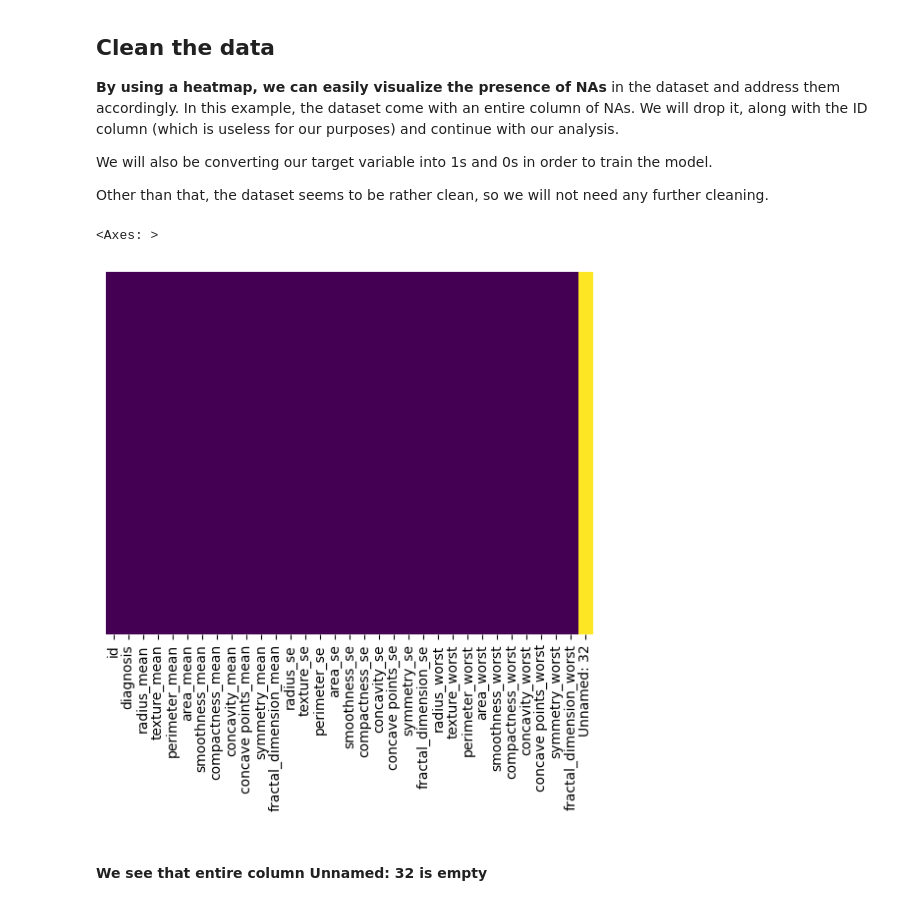
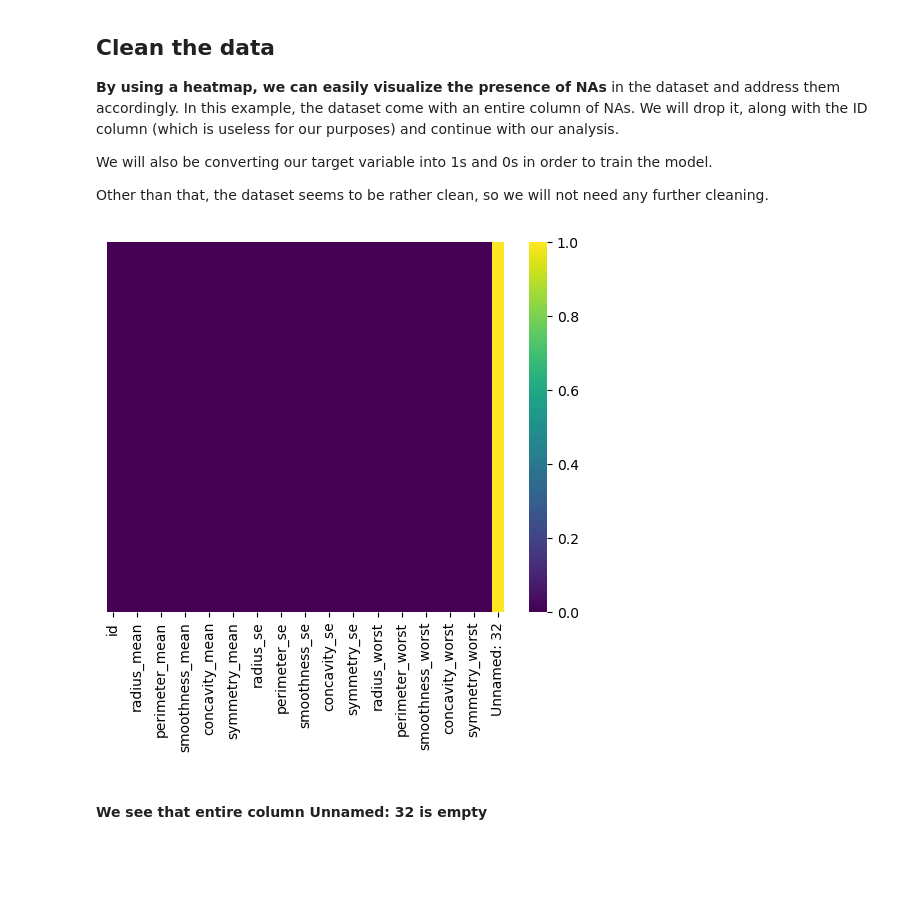
Before and after one commit to ash322ash422/tut_ml, a Jupyter notebook: tut_logistic_regression/logistic_reg2_breast_cancer_v1_not_much_preprocessing.ipynb, the cells around one changed output. Saved outputs shown, nothing was run; the diff lists cells and outputs as text; code cells hidden in the pictures; blank space fills up the shorter version.

```diff
--- a/tut_logistic_regression/logistic_reg2_breast_cancer_v1_not_much_preprocessing.ipynb
+++ b/tut_logistic_regression/logistic_reg2_breast_cancer_v1_not_much_preprocessing.ipynb
@@ -91,11 +83,10 @@ We will also be converting our target variable into 1s and 0s in order to train
 Other than that, the dataset seems to be rather clean, so we will not need any further cleaning.
 # %%
 # visualize NAs in heatmap
-sns.heatmap(df.isnull(), yticklabels=False, cbar=False, cmap='viridis')
+sns.heatmap(df.isnull(), yticklabels=False, cbar=True, cmap='viridis')
 plt.show()
 # %% [output]
-<Axes: >
-[figure, old version]
+[figure, new version]
 # %% [markdown]
 #### We see that entire column Unnamed: 32 is empty
 # %%
```
Also changed, not shown: parts of 6 cells of this notebook, 2 other files.
